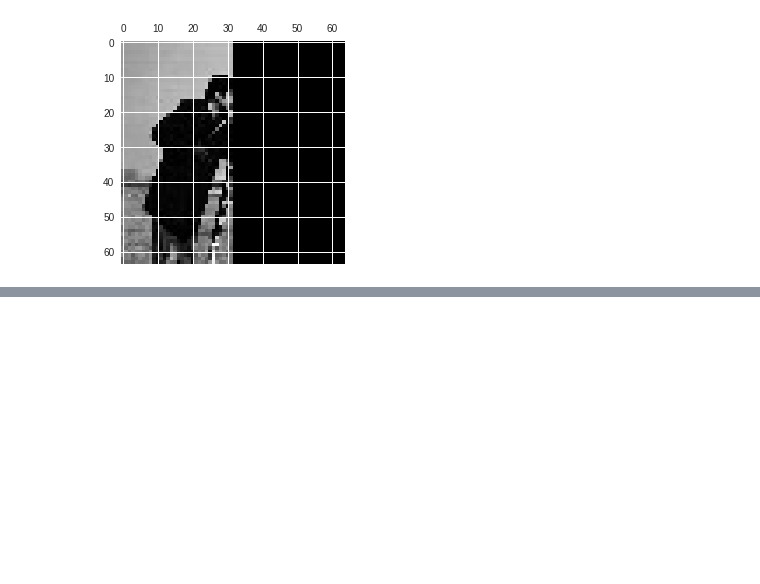
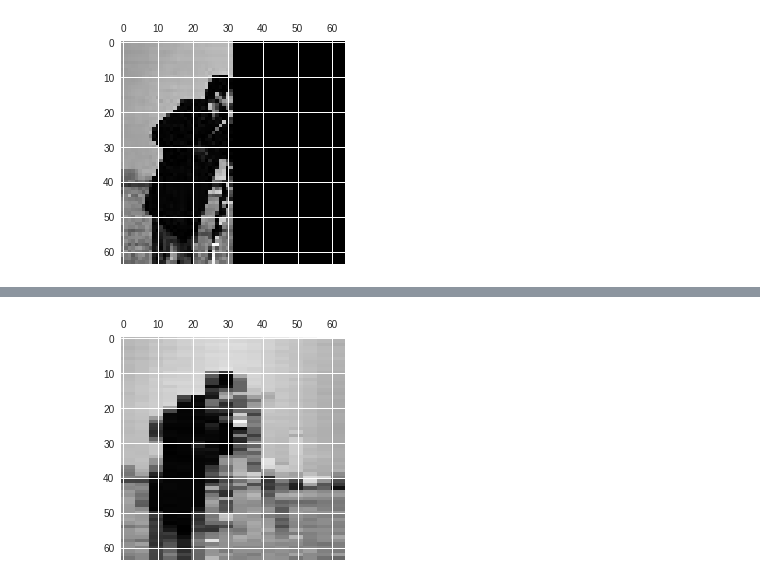
Before and after one commit to silviutroscot/Signal-Processing-Playground, a Jupyter notebook: Haar_Bases_for_Image_Compression.ipynb, the cells around one changed output, grey strips where cells are left out. Drawn from its saved outputs; the diff is of its cells as text; code cells hidden in the pictures; blank space fills up the shorter version.

```diff
--- a/Haar_Bases_for_Image_Compression.ipynb
+++ b/Haar_Bases_for_Image_Compression.ipynb
@@ -71,0 +156,13 @@ plt.matshow(reshaped_img)
+# %%
+# simulate loosing 3/4 of data
+lossy_img = np.copy(tx_img);
+lossy_img[int(len(tx_img)/4):] = 0
+
+# rebuild matrix
+rx_img = np.zeros((64, 64))
+for k in range(0, (64*64)):
+    rx_img += lossy_img[k] * haar2D(k, 64)
+
+plt.matshow(rx_img);
+# %% [output]
+[figure, added]
```
Also changed, not shown: parts of 6 cells of this notebook.
